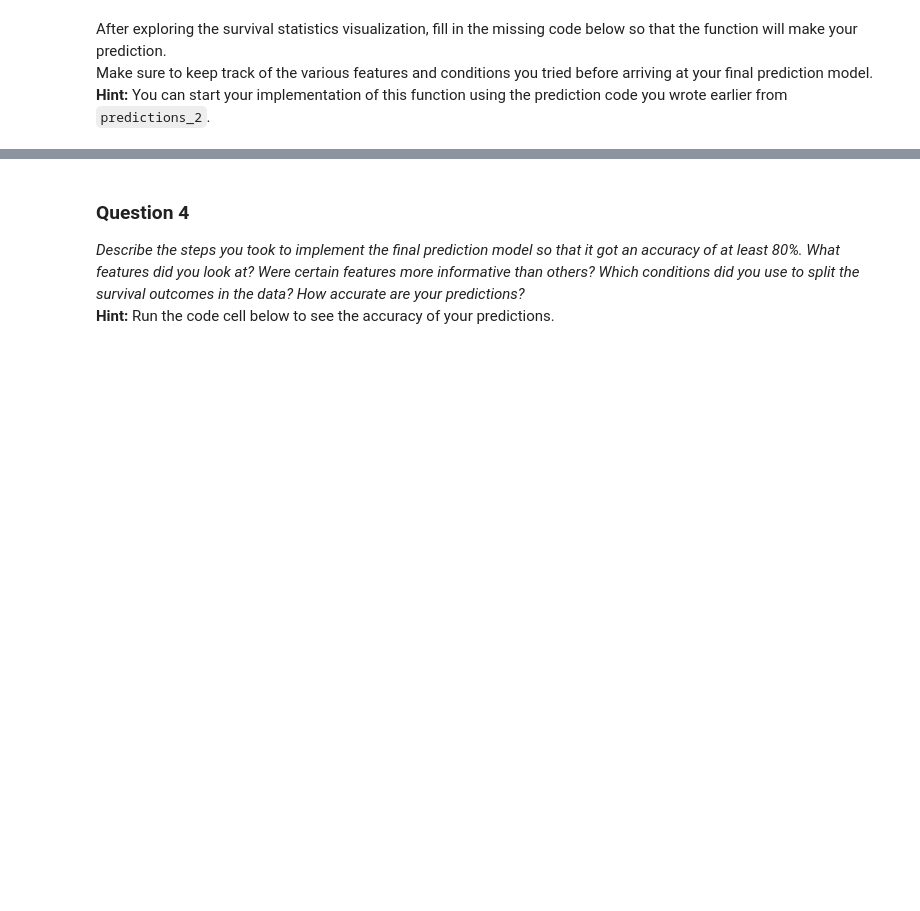
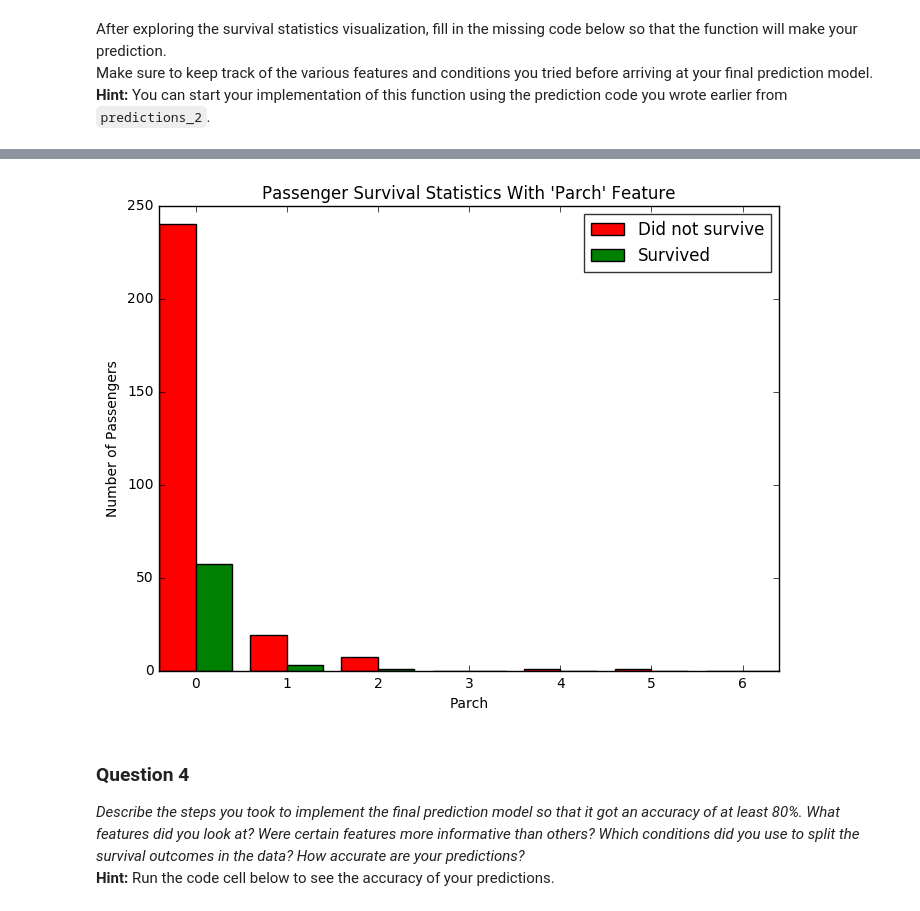
Before and after one commit to dhrumil24patel/machine-learning-nd, a Jupyter notebook: projects/titanic_survival_exploration/titanic_survival_exploration.ipynb, the cells around one changed output, grey strips where cells are left out. Saved outputs shown, nothing was run; the diff lists cells and outputs as text; code cells hidden in the pictures; blank space fills up the shorter version.

```diff
--- a/projects/titanic_survival_exploration/titanic_survival_exploration.ipynb
+++ b/projects/titanic_survival_exploration/titanic_survival_exploration.ipynb
@@ -210,3 +239,7 @@ Make sure to keep track of the various features and conditions you tried before
+# %%
+vs.survival_stats(data, outcomes, 'Parch', ["Sex == 'male'","Age > 20", "Age < 60"])
+# %% [output]
+[figure, added]
 # %%
 def predictions_3(data):
     """ Model with multiple features. Makes a prediction with an accuracy of at least 80%. """
```
Also changed, not shown: parts of 19 cells of this notebook, 1 other file.
